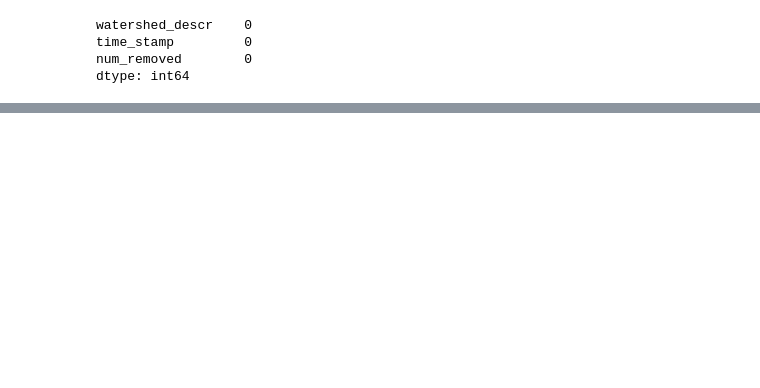
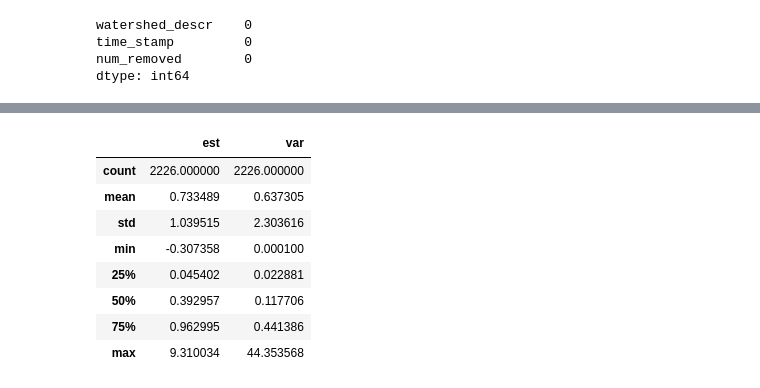
Before and after one commit to uva-hydroinformatics/precipitation_processing, a Jupyter notebook: comparing_zeroes.ipynb, the cells around one changed output, grey strips where cells are left out. Cells and saved outputs as stored; diff of their text form; code cells hidden in the pictures; blank space fills up the shorter version.

```diff
--- a/comparing_zeroes.ipynb
+++ b/comparing_zeroes.ipynb
@@ -134,0 +157,12 @@ dtype: float64
+# %%
+all_nz[['est', 'var']].describe()
+# %% [output]
+|  | est | var |
+| count | 2226.000000 | 2226.000000 |
+| mean | 0.733489 | 0.637305 |
+| std | 1.039515 | 2.303616 |
+| min | -0.307358 | 0.000100 |
+| 25% | 0.045402 | 0.022881 |
+| 50% | 0.392957 | 0.117706 |
+| 75% | 0.962995 | 0.441386 |
+| max | 9.310034 | 44.353568 |
```
Also changed, not shown: parts of 13 cells of this notebook, 6 other files.
